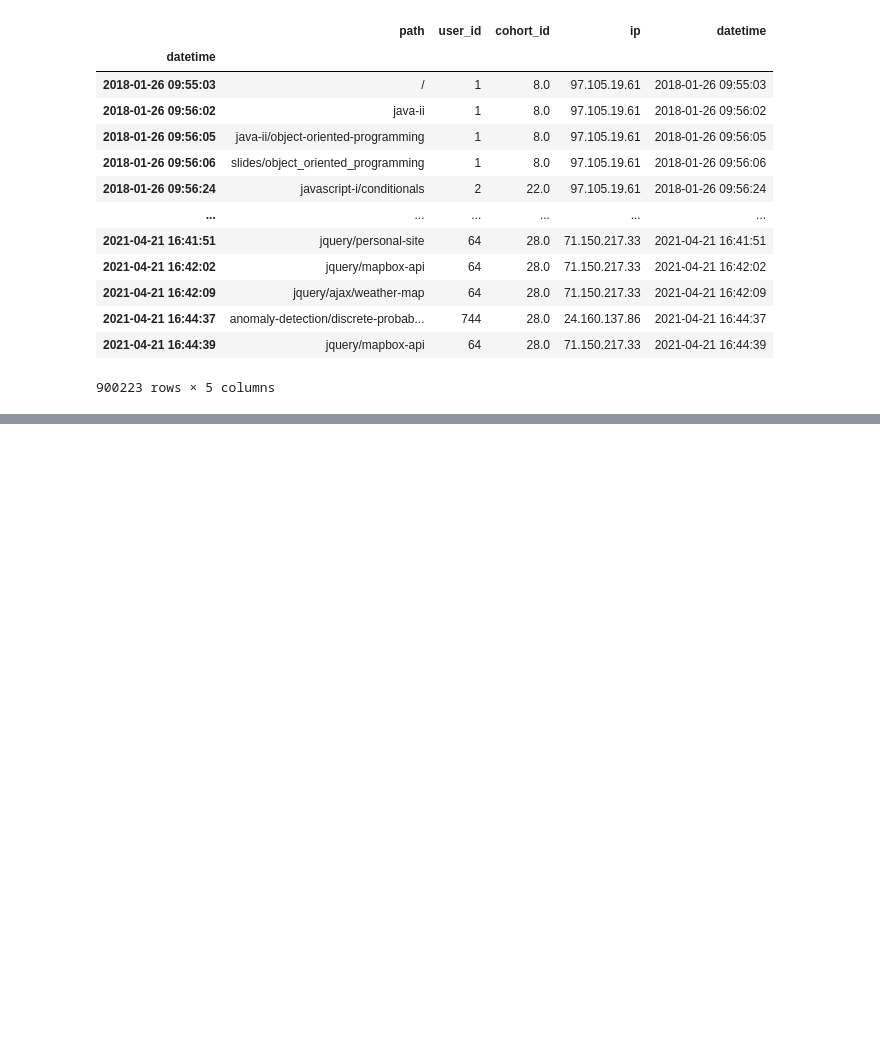
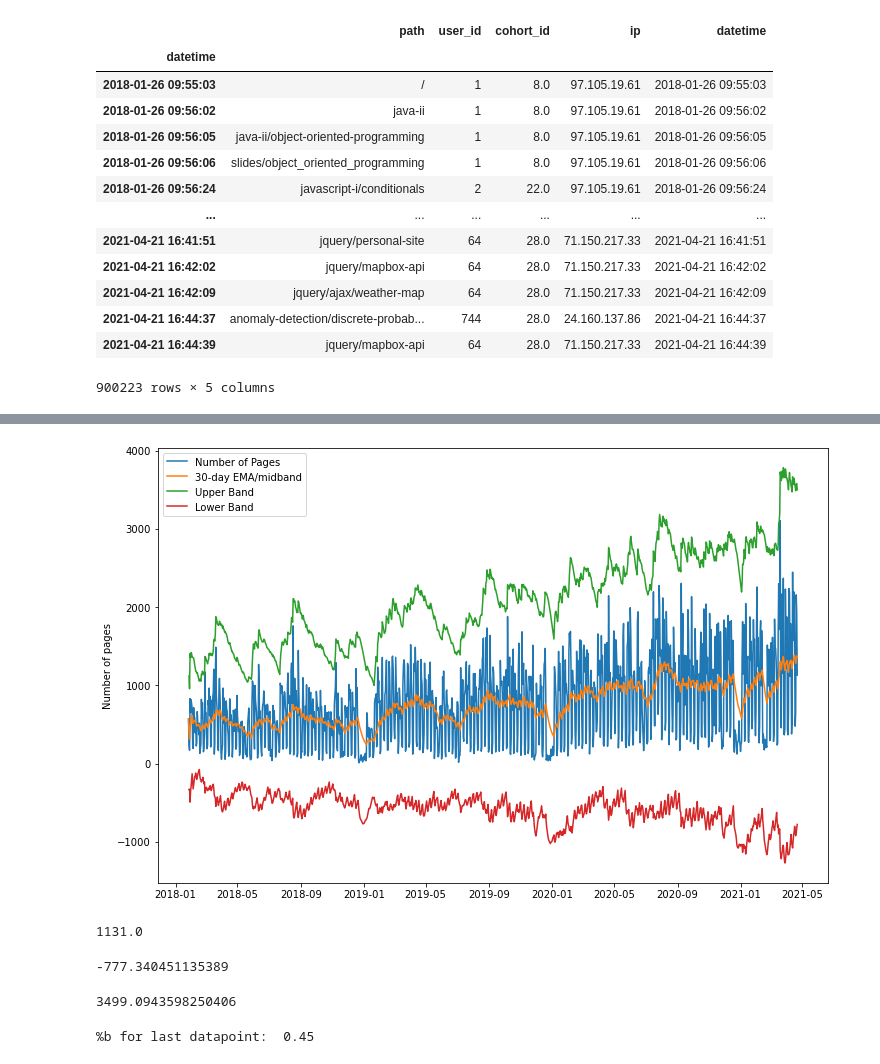
Before and after one commit to dashbringhurst/anomaly-detection-exercises, a Jupyter notebook: time_series_anomaly_detection.ipynb, the cells around one changed output, grey strips where cells are left out. Saved outputs shown, nothing was run; the diff lists cells and outputs as text; code cells hidden in the pictures; blank space fills up the shorter version.

```diff
--- a/time_series_anomaly_detection.ipynb
+++ b/time_series_anomaly_detection.ipynb
@@ -148,0 +241,5 @@ df
+# %%
+# compute exponential stdev
+stdev = pages.ewm(span=span).std()
+
+stdev.head()
@@ -148,0 +254,5 @@ df
+# %%
+# compute upper and lower bands
+ub = midband + stdev*3
+lb = midband - stdev*3
+ub
@@ -148,0 +289,6 @@ df
+# %%
+# concatenate ub and lb together into one df, bb
+bb = pd.concat([ub, lb], axis=1)
+
+bb.columns = ['ub', 'lb']
+bb.head()
@@ -148,0 +303,4 @@ df
+# %%
+my_df = pd.concat([pages, midband, bb], axis=1)
+my_df.columns = ['pages', 'midband', 'ub', 'lb']
+my_df.head()
@@ -148,0 +315,40 @@ df
+# %%
+fig, ax = plt.subplots(figsize=(12,8))
+
+ax.plot(my_df.index, my_df.pages, label='Number of Pages')
+
+ax.plot(my_df.index, my_df.midband, label = '30-day EMA/midband')
+ax.plot(my_df.index, my_df.ub, label = 'Upper Band')
+ax.plot(my_df.index, my_df.lb, label = 'Lower Band')
+
+ax.legend(loc='best')
+ax.set_ylabel('Number of pages')
+
+plt.show()
+# %% [output]
+[figure, added]
+# %%
+# get the last measure of gb
+last_measure = my_df.iloc[-1].pages
+last_measure
+# %% [output]
+1131.0
+# %%
+# get the lower band value on the last date
+last_lb = my_df.iloc[-1].lb
+last_lb
+# %% [output]
+-777.340451135389
+# %%
+# get the upper band value on the last date
+last_ub = my_df.iloc[-1].ub
+last_ub
+# %% [output]
+3499.0943598250406
+# %%
+# compute %b
+last_pct_b = (last_measure - last_lb)/(last_ub - last_lb)
+
+print('%b for last datapoint: ', round(last_pct_b, 2))
+# %% [output]
+%b for last datapoint:  0.45
```
Also changed, not shown: parts of 21 cells of this notebook.
